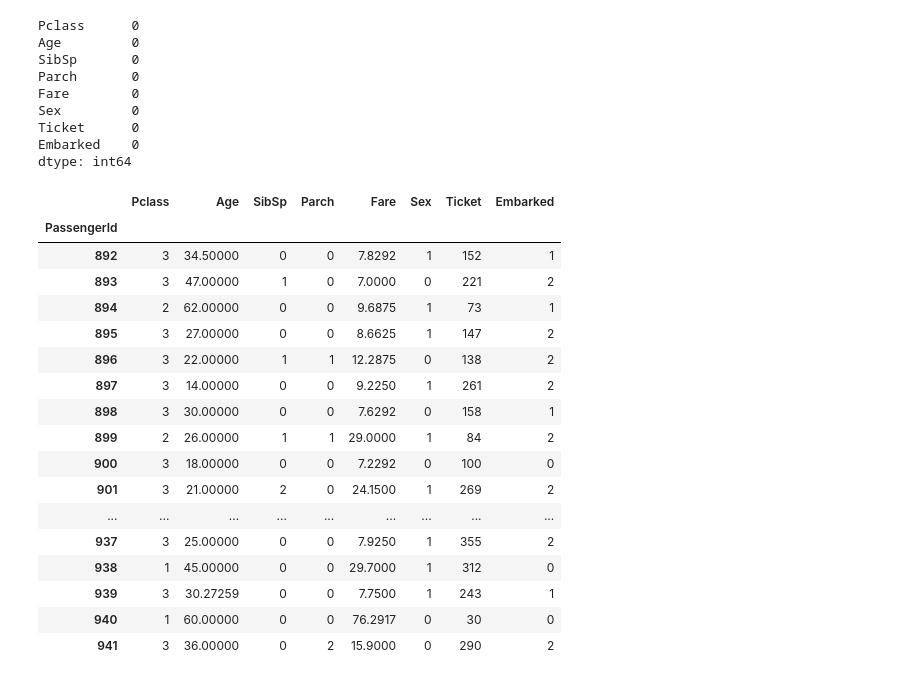
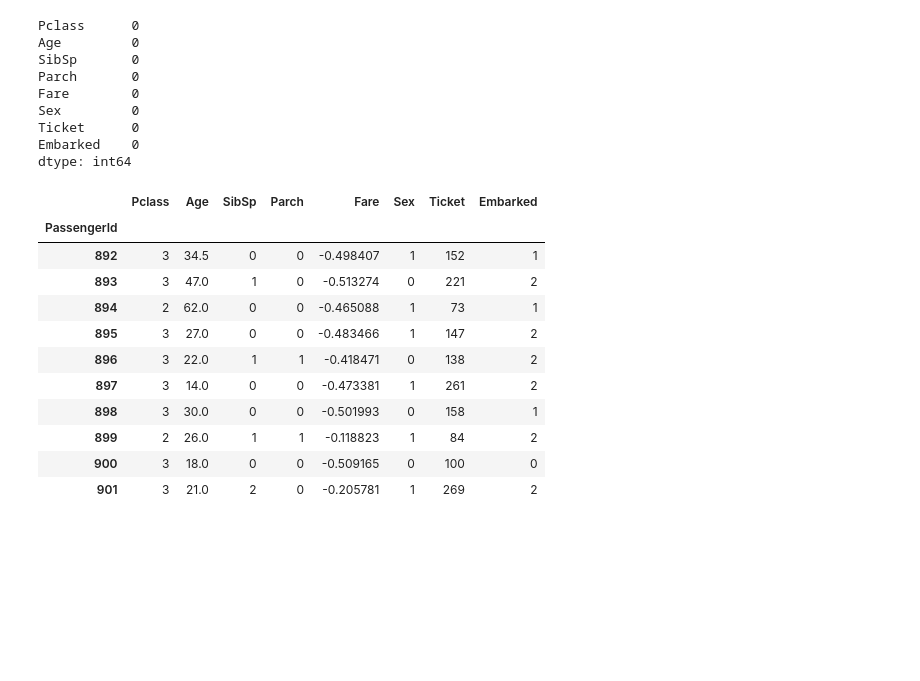
Before and after one commit to RicFraga/Kaggle-Competitions, a Jupyter notebook: Titanic/Titanic competition.ipynb, the cells around one changed output. Cells and saved outputs as stored; diff of their text form; code cells hidden in the pictures; blank space fills up the shorter version.

```diff
--- a/Titanic/Titanic competition.ipynb
+++ b/Titanic/Titanic competition.ipynb
@@ -151,9 +166,9 @@ def process_test(df):
     #age_sd = np.std(df['Age'])
     #data['Age'] = (data['Age'] - age_mean) / age_sd
 
-    #fare_mean = np.mean(df['Fare'])
-    #fare_sd = np.std(df['Fare'])
-    #data['Fare'] = (data['Fare'] - fare_mean) / fare_sd
+    fare_mean = np.mean(df['Fare'])
+    fare_sd = np.std(df['Fare'])
+    data['Fare'] = (data['Fare'] - fare_mean) / fare_sd
 
     return data
 # %%
@@ -170,26 +185,20 @@ Ticket      0
 Embarked    0
 dtype: int64
 # %%
-test_df.head(50)
+test_df.head(10)
 # %% [output]
 |  | Pclass | Age | SibSp | Parch | Fare | Sex | Ticket | Embarked |
 | PassengerId |  |  |  |  |  |  |  |  |
-| 892 | 3 | 34.50000 | 0 | 0 | 7.8292 | 1 | 152 | 1 |
-| 893 | 3 | 47.00000 | 1 | 0 | 7.0000 | 0 | 221 | 2 |
-| 894 | 2 | 62.00000 | 0 | 0 | 9.6875 | 1 | 73 | 1 |
-| 895 | 3 | 27.00000 | 0 | 0 | 8.6625 | 1 | 147 | 2 |
-| 896 | 3 | 22.00000 | 1 | 1 | 12.2875 | 0 | 138 | 2 |
-| 897 | 3 | 14.00000 | 0 | 0 | 9.2250 | 1 | 261 | 2 |
-| 898 | 3 | 30.00000 | 0 | 0 | 7.6292 | 0 | 158 | 1 |
-| 899 | 2 | 26.00000 | 1 | 1 | 29.0000 | 1 | 84 | 2 |
-| 900 | 3 | 18.00000 | 0 | 0 | 7.2292 | 0 | 100 | 0 |
-| 901 | 3 | 21.00000 | 2 | 0 | 24.1500 | 1 | 269 | 2 |
-| ... | ... | ... | ... | ... | ... | ... | ... | ... |
-| 937 | 3 | 25.00000 | 0 | 0 | 7.9250 | 1 | 355 | 2 |
-| 938 | 1 | 45.00000 | 0 | 0 | 29.7000 | 1 | 312 | 0 |
-| 939 | 3 | 30.27259 | 0 | 0 | 7.7500 | 1 | 243 | 1 |
-| 940 | 1 | 60.00000 | 0 | 0 | 76.2917 | 0 | 30 | 0 |
-| 941 | 3 | 36.00000 | 0 | 2 | 15.9000 | 0 | 290 | 2 |
+| 892 | 3 | 34.5 | 0 | 0 | -0.498407 | 1 | 152 | 1 |
+| 893 | 3 | 47.0 | 1 | 0 | -0.513274 | 0 | 221 | 2 |
+| 894 | 2 | 62.0 | 0 | 0 | -0.465088 | 1 | 73 | 1 |
+| 895 | 3 | 27.0 | 0 | 0 | -0.483466 | 1 | 147 | 2 |
+| 896 | 3 | 22.0 | 1 | 1 | -0.418471 | 0 | 138 | 2 |
+| 897 | 3 | 14.0 | 0 | 0 | -0.473381 | 1 | 261 | 2 |
+| 898 | 3 | 30.0 | 0 | 0 | -0.501993 | 0 | 158 | 1 |
+| 899 | 2 | 26.0 | 1 | 1 | -0.118823 | 1 | 84 | 2 |
+| 900 | 3 | 18.0 | 0 | 0 | -0.509165 | 0 | 100 | 0 |
+| 901 | 3 | 21.0 | 2 | 0 | -0.205781 | 1 | 269 | 2 |
 # %%
 def make_submission(train_df, y_train, test_df, arch):
     if(arch == 'svm'):
```
Also changed, not shown: parts of 6 cells of this notebook, 3 other files.
